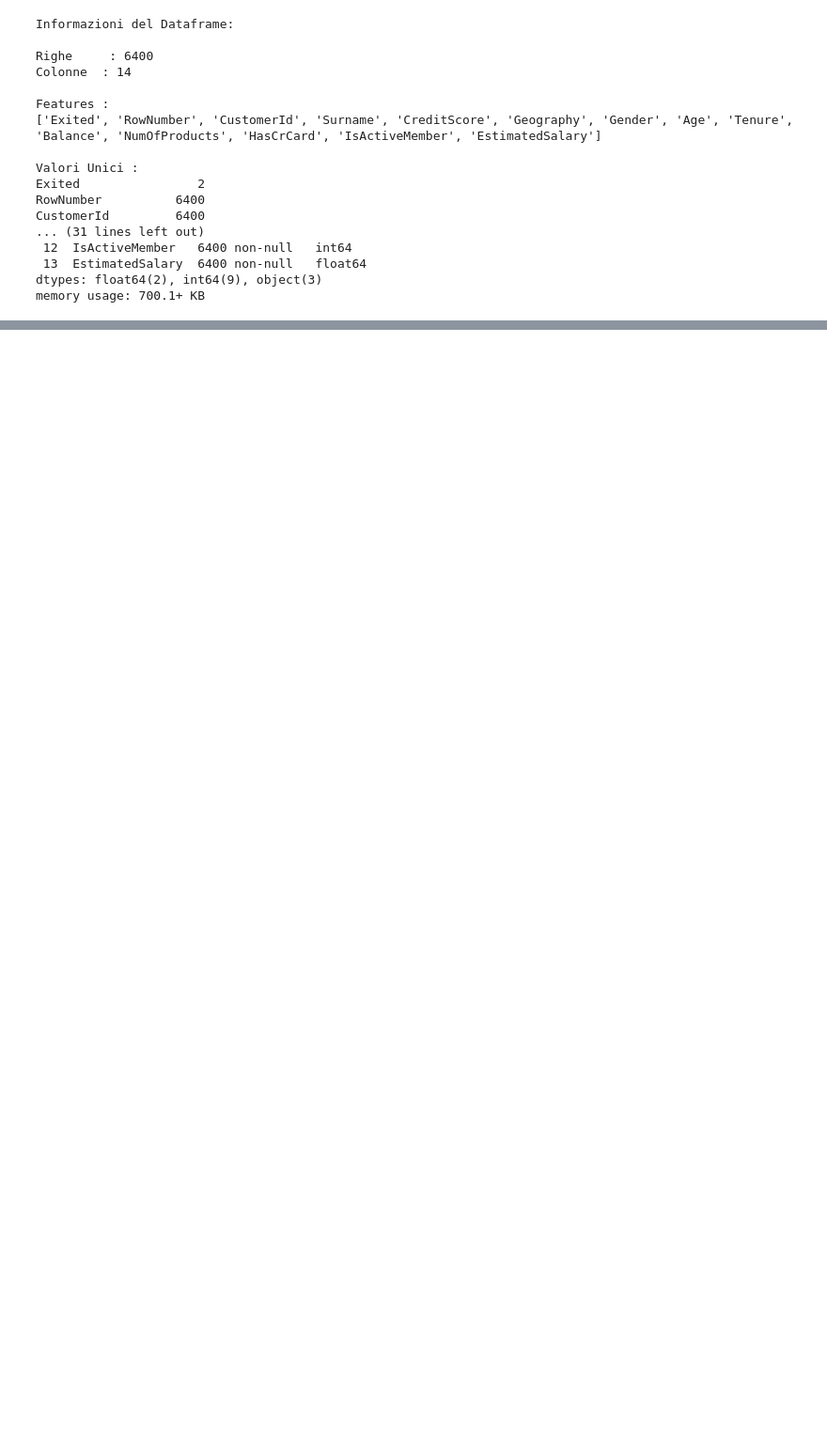
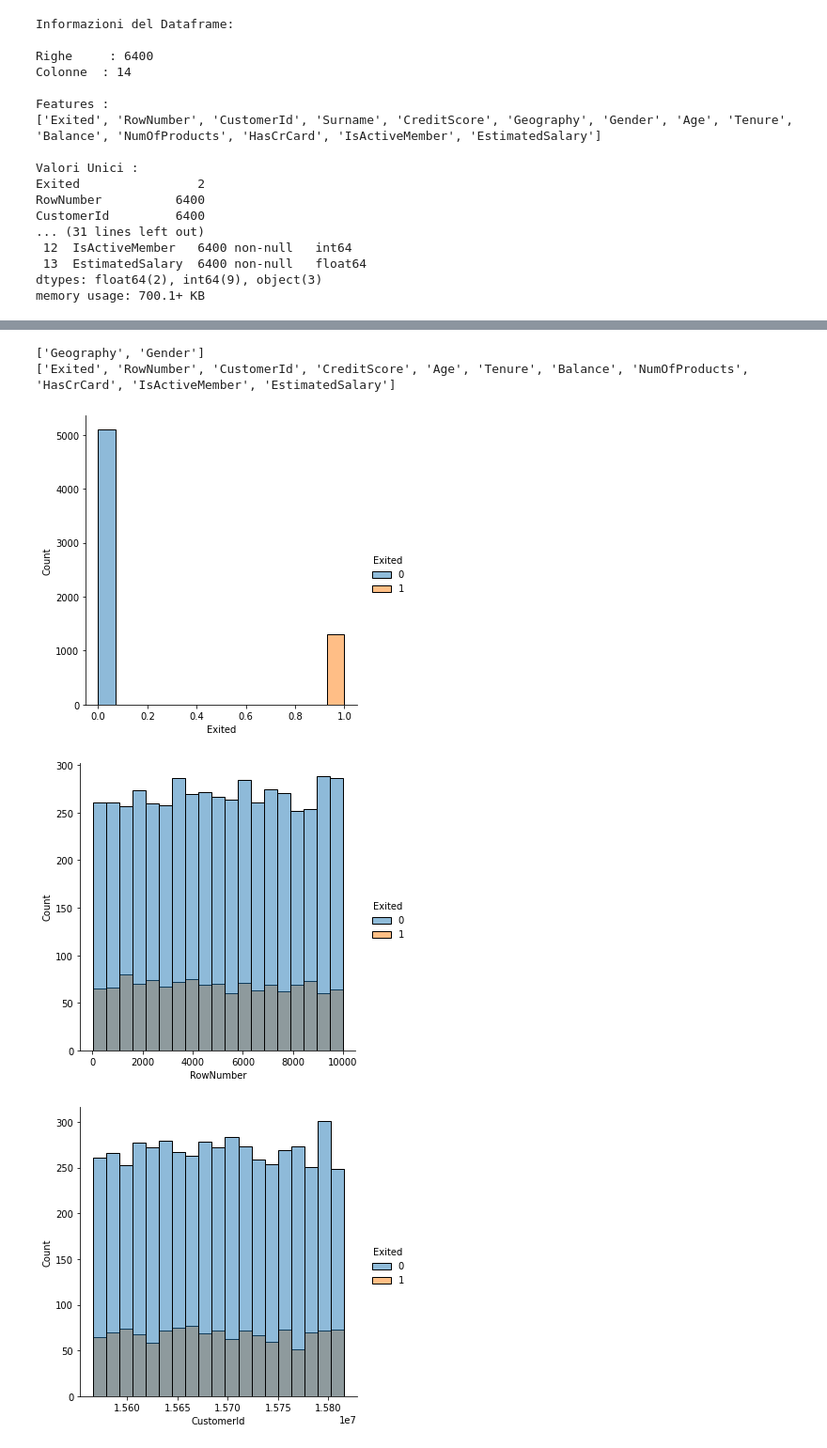
Before and after one commit to giutassarotti/IAesame, a Jupyter notebook: training.ipynb, the cells around one changed output, grey strips where cells are left out. Shown: that part at 94% size. Saved outputs shown, nothing was run; the diff lists cells and outputs as text; code cells hidden in the pictures; blank space fills up the shorter version.

```diff
--- a/training.ipynb
+++ b/training.ipynb
@@ -166,0 +174,12 @@ memory usage: 700.1+ KB
+# %%
+feature_target = "Exited"
+train_copy = dataframe_train
+train_copy.pop("CustomerID")
+train_copy.pop("Surname")
+print_feature_plots(train_copy, feature_target)
+# %% [output]
+['Geography', 'Gender']
+['Exited', 'RowNumber', 'CustomerId', 'CreditScore', 'Age', 'Tenure', 'Balance', 'NumOfProducts', 'HasCrCard', 'IsActiveMember', 'EstimatedSalary']
+[figure, added]
+[figure, added]
+[figure, added]
```
Also changed, not shown: parts of 4 cells of this notebook.
